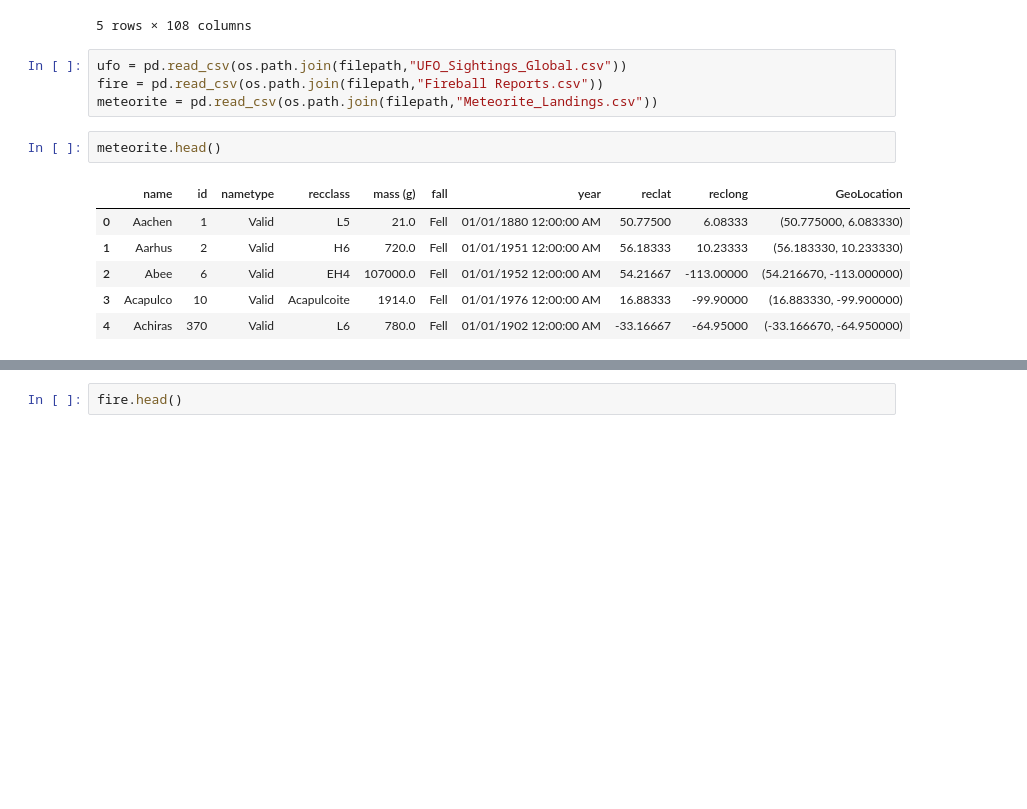
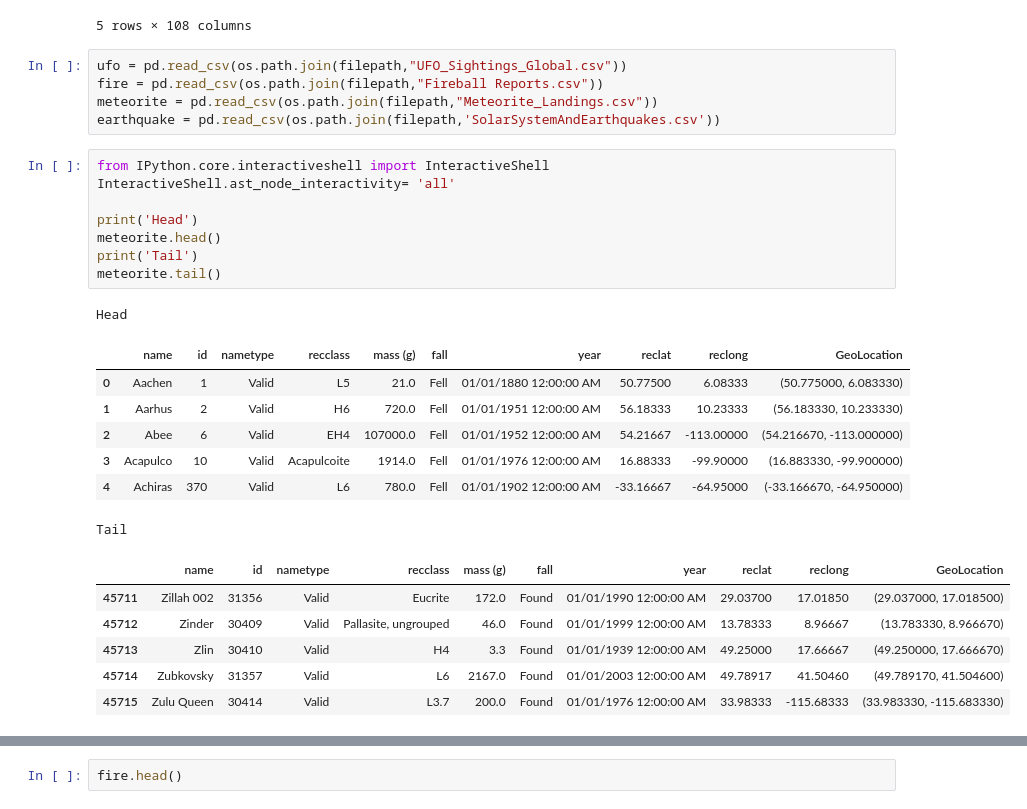
Before and after one commit to MrRutledge/Opendata_Hackathon, a Jupyter notebook: 3. Merging.ipynb, the cells around one changed output, grey strips where cells are left out. Saved outputs shown, nothing was run; the diff lists cells and outputs as text; blank space fills up the shorter version.

```diff
--- a/3. Merging.ipynb
+++ b/3. Merging.ipynb
@@ -38,12 +40,27 @@ df.head()
 ufo = pd.read_csv(os.path.join(filepath,"UFO_Sightings_Global.csv"))
 fire = pd.read_csv(os.path.join(filepath,"Fireball Reports.csv"))
 meteorite = pd.read_csv(os.path.join(filepath,"Meteorite_Landings.csv"))
+earthquake = pd.read_csv(os.path.join(filepath,'SolarSystemAndEarthquakes.csv'))
-# %%
-meteorite.head()
-# %% [output]
-|  | name | id | nametype | recclass | mass (g) | fall | year | reclat | reclong | GeoLocation |
-| 0 | Aachen | 1 | Valid | L5 | 21.0 | Fell | 01/01/1880 12:00:00 AM | 50.77500 | 6.08333 | (50.775000, 6.083330) |
-| 1 | Aarhus | 2 | Valid | H6 | 720.0 | Fell | 01/01/1951 12:00:00 AM | 56.18333 | 10.23333 | (56.183330, 10.233330) |
-| 2 | Abee | 6 | Valid | EH4 | 107000.0 | Fell | 01/01/1952 12:00:00 AM | 54.21667 | -113.00000 | (54.216670, -113.000000) |
-| 3 | Acapulco | 10 | Valid | Acapulcoite | 1914.0 | Fell | 01/01/1976 12:00:00 AM | 16.88333 | -99.90000 | (16.883330, -99.900000) |
-| 4 | Achiras | 370 | Valid | L6 | 780.0 | Fell | 01/01/1902 12:00:00 AM | -33.16667 | -64.95000 | (-33.166670, -64.950000) |
+# %%
+from IPython.core.interactiveshell import InteractiveShell
+InteractiveShell.ast_node_interactivity= 'all'
+
+print('Head')
+meteorite.head()
+print('Tail')
+meteorite.tail()
+# %% [output]
+Head
+|  | name | id | nametype | recclass | mass (g) | fall | year | reclat | reclong | GeoLocation |
+| 0 | Aachen | 1 | Valid | L5 | 21.0 | Fell | 01/01/1880 12:00:00 AM | 50.77500 | 6.08333 | (50.775000, 6.083330) |
+| 1 | Aarhus | 2 | Valid | H6 | 720.0 | Fell | 01/01/1951 12:00:00 AM | 56.18333 | 10.23333 | (56.183330, 10.233330) |
+| 2 | Abee | 6 | Valid | EH4 | 107000.0 | Fell | 01/01/1952 12:00:00 AM | 54.21667 | -113.00000 | (54.216670, -113.000000) |
+| 3 | Acapulco | 10 | Valid | Acapulcoite | 1914.0 | Fell | 01/01/1976 12:00:00 AM | 16.88333 | -99.90000 | (16.883330, -99.900000) |
+| 4 | Achiras | 370 | Valid | L6 | 780.0 | Fell | 01/01/1902 12:00:00 AM | -33.16667 | -64.95000 | (-33.166670, -64.950000) |
+Tail
+|  | name | id | nametype | recclass | mass (g) | fall | year | reclat | reclong | GeoLocation |
+| 45711 | Zillah 002 | 31356 | Valid | Eucrite | 172.0 | Found | 01/01/1990 12:00:00 AM | 29.03700 | 17.01850 | (29.037000, 17.018500) |
+| 45712 | Zinder | 30409 | Valid | Pallasite, ungrouped | 46.0 | Found | 01/01/1999 12:00:00 AM | 13.78333 | 8.96667 | (13.783330, 8.966670) |
+| 45713 | Zlin | 30410 | Valid | H4 | 3.3 | Found | 01/01/1939 12:00:00 AM | 49.25000 | 17.66667 | (49.250000, 17.666670) |
+| 45714 | Zubkovsky | 31357 | Valid | L6 | 2167.0 | Found | 01/01/2003 12:00:00 AM | 49.78917 | 41.50460 | (49.789170, 41.504600) |
+| 45715 | Zulu Queen | 30414 | Valid | L3.7 | 200.0 | Found | 01/01/1976 12:00:00 AM | 33.98333 | -115.68333 | (33.983330, -115.683330) |
```
Also changed, not shown: parts of 9 cells of this notebook.
